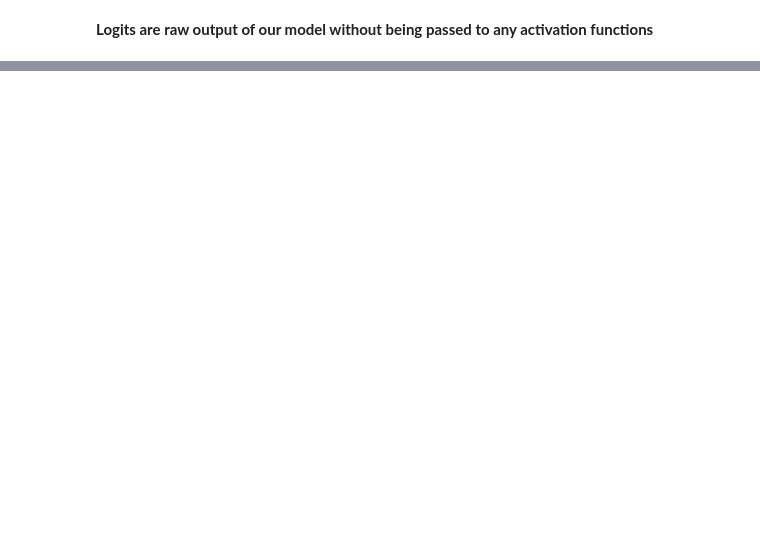
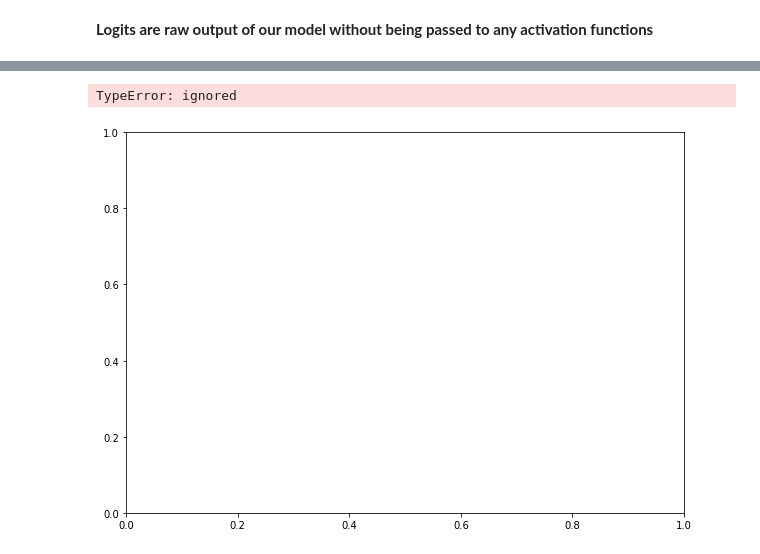
Before and after one commit to greeshmaunni1990/PyTorch-For-ML-DL, a Jupyter notebook: 02_pytorch_classification_video.ipynb, the cells around one changed output, grey strips where cells are left out. Cells and saved outputs as stored; diff of their text form; code cells hidden in the pictures; blank space fills up the shorter version.

```diff
--- a/02_pytorch_classification_video.ipynb
+++ b/02_pytorch_classification_video.ipynb
@@ -355,0 +710,29 @@ tensor([[0.1569],
+# %%
+# Train the model
+
+torch.manual_seed(42)
+torch.cuda.manual_seed(42)
+
+epochs = 1000
+
+# put data to target device
+X_train_regression, y_train_regression = X_train_regression.to(device), y_train_regression.to(device)
+X_test_regression, y_test_regression = X_test_regression.to(device), y_test_regression.to(device)
+
+# Training
+for epoch in range(epochs):
+  y_pred = model_2(X_train_regression)
+  loss = loss_fn(y_pred, y_train_regression)
+  optimizer.zero_grad()
+  loss.backward()
+  optimizer.step()
+
+  # Testing
+  model_2.eval()
+  with torch.inference_mode():
+    test_pred = model_2(X_test_regression)
+    test_loss = loss_fn(test_pred, y_test_regression)
+
+# print results
+  if epoch % 100 == 0:
+    print(f"Epochs : {epoch} | Loss : {loss:0.5f} | Test Loss : {test_loss:0.5f}")
@@ -355,0 +750,16 @@ tensor([[0.1569],
+# %%
+model_2.eval()
+
+# make predictions
+with torch.inference_mode():
+  y_preds = model_2(X_test_regression)
+
+# plot data and predictions
+plot_predictions(train_data=X_train_regression,
+    train_labels=y_train_regression,
+    test_data=X_test_regression,
+    test_labels=y_test_regression, predictions=y_preds
+)
+# %% [output]
+TypeError: ignored
+[figure, added]
```
Also changed, not shown: parts of 35 cells of this notebook.
